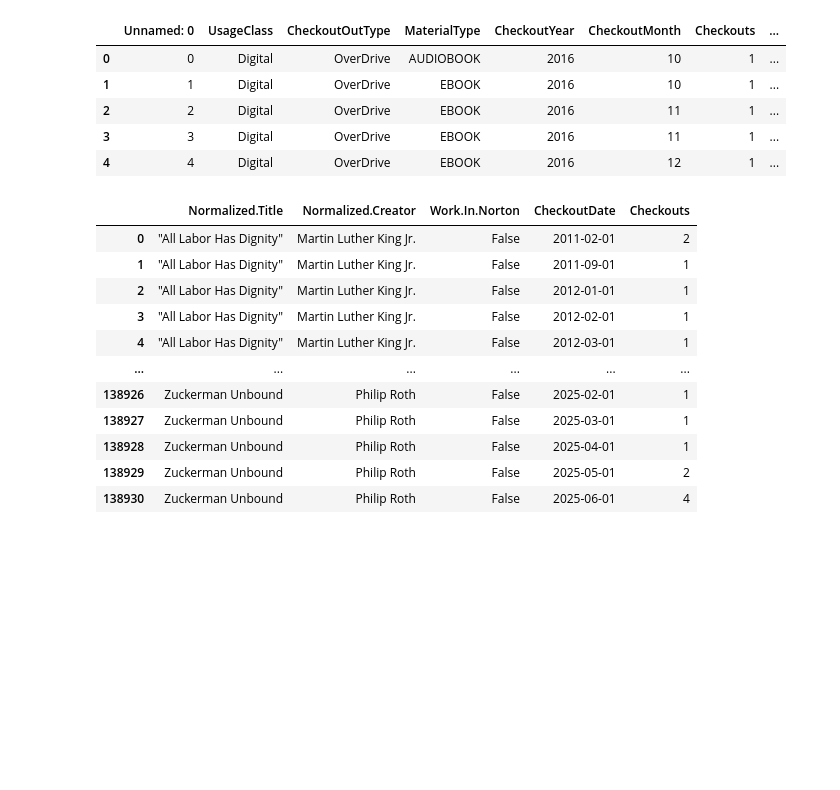
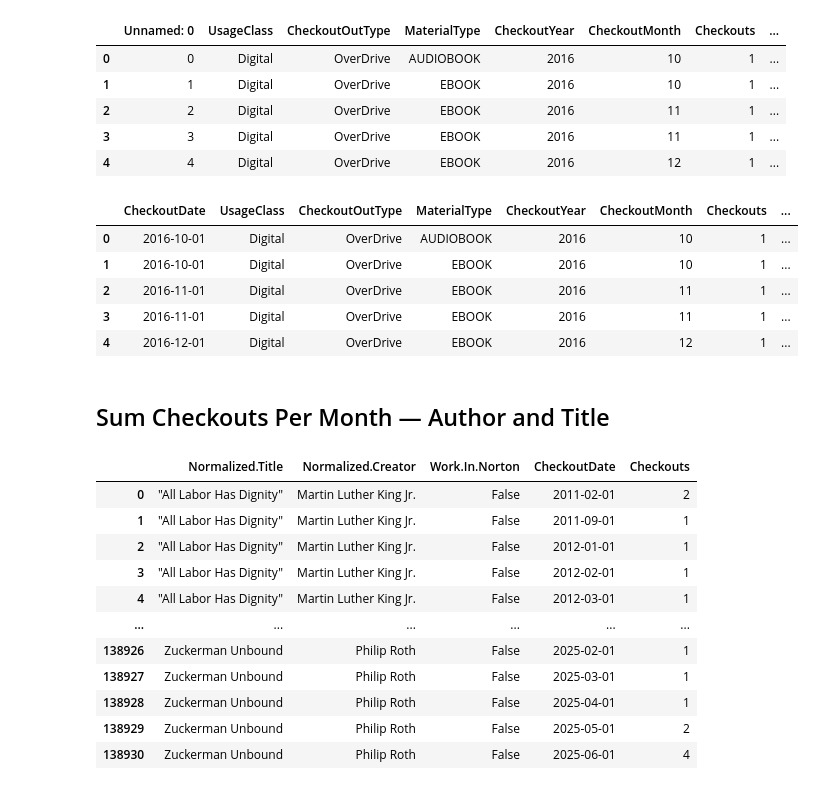
Before and after one commit to melaniewalsh/whats-seattle-reading, a Jupyter notebook: notebooks/spl-norton.ipynb, the cells around one changed output. Cells and saved outputs as stored; diff of their text form; code cells hidden in the pictures; blank space fills up the shorter version.

```diff
--- a/notebooks/spl-norton.ipynb
+++ b/notebooks/spl-norton.ipynb
@@ -15,6 +17,17 @@ spl_df.head()
 spl_df["CheckoutDate"] = pd.to_datetime(
     dict(year=spl_df["CheckoutYear"], month=spl_df["CheckoutMonth"], day=1)
 )
+# %%
+spl_df.head()
+# %% [output]
+|  | CheckoutDate | UsageClass | CheckoutOutType | MaterialType | CheckoutYear | CheckoutMonth | Checkouts | ... |
+| 0 | 2016-10-01 | Digital | OverDrive | AUDIOBOOK | 2016 | 10 | 1 | ... |
+| 1 | 2016-10-01 | Digital | OverDrive | EBOOK | 2016 | 10 | 1 | ... |
+| 2 | 2016-11-01 | Digital | OverDrive | EBOOK | 2016 | 11 | 1 | ... |
+| 3 | 2016-11-01 | Digital | OverDrive | EBOOK | 2016 | 11 | 1 | ... |
+| 4 | 2016-12-01 | Digital | OverDrive | EBOOK | 2016 | 12 | 1 | ... |
+# %% [markdown]
+## Sum Checkouts Per Month — Author and Title
 # %%
 author_checkouts_per_month = spl_df.groupby(['Normalized.Creator', 'CheckoutDate', 'Work.In.Norton'])['Checkouts'].sum().reset_index()
 # %%
```
Also changed, not shown: parts of 6 cells of this notebook, 19 other files.
